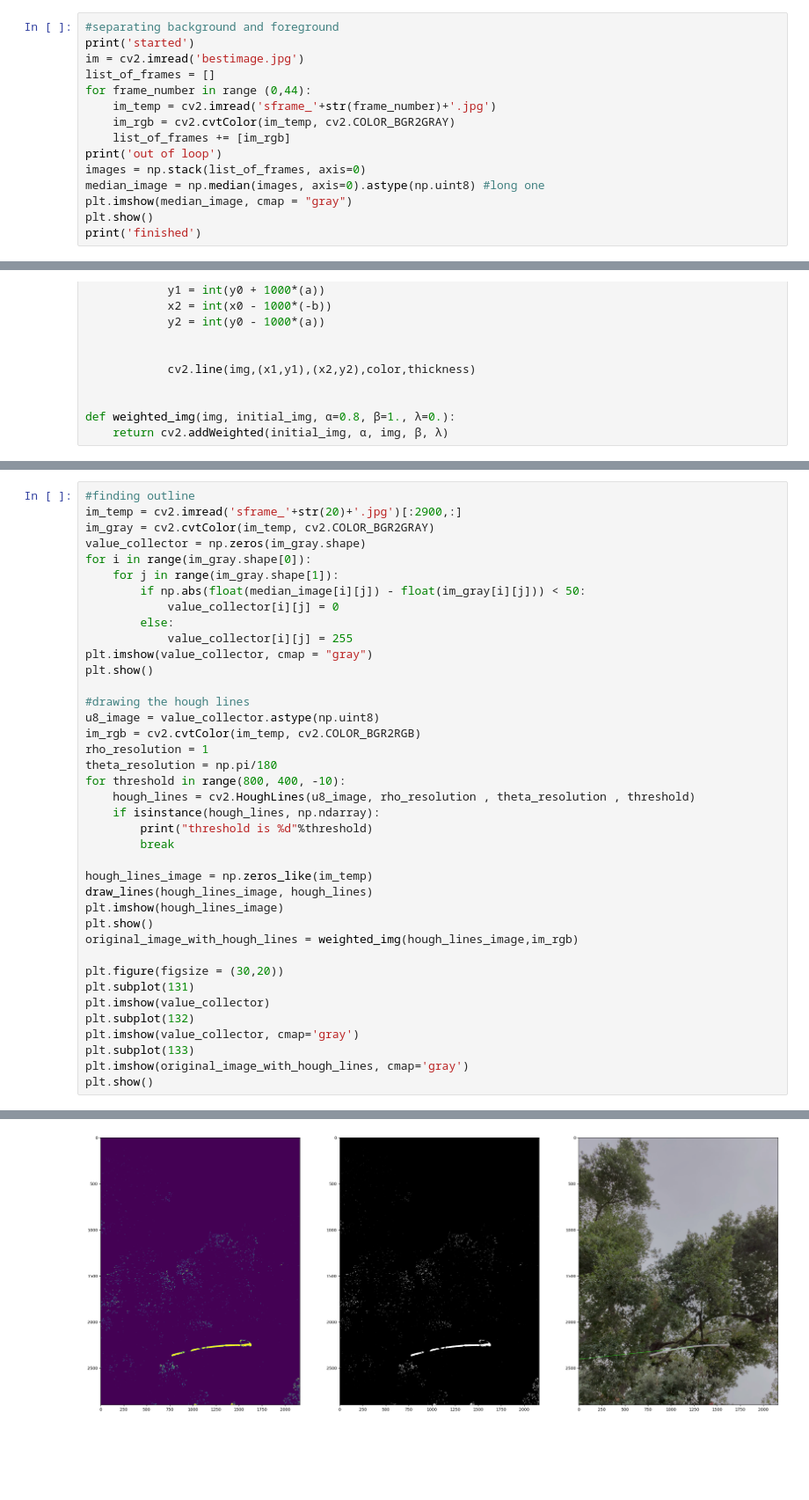
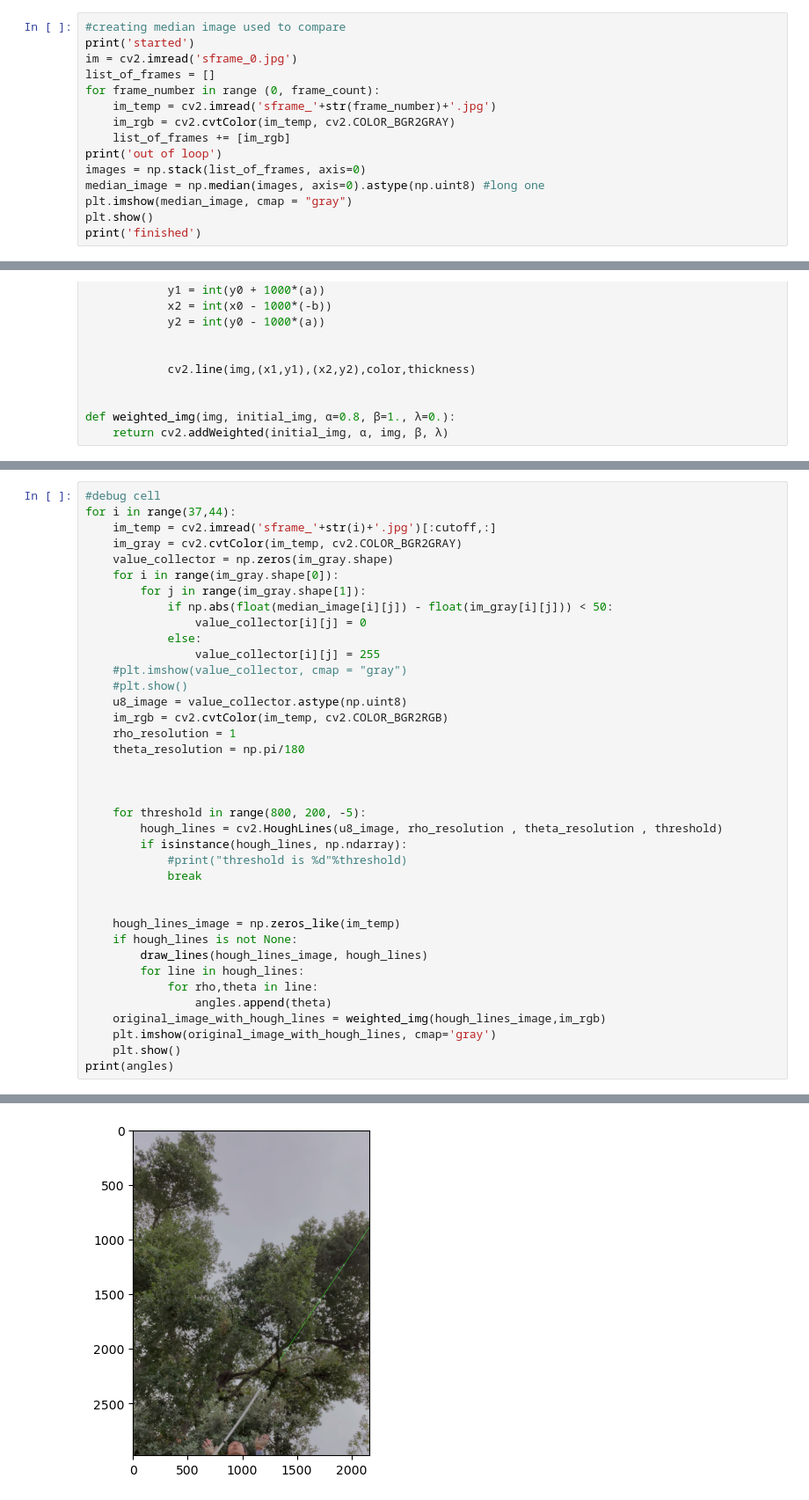
Before and after one commit to sophiaxd0/CG, a Jupyter notebook: CG.ipynb, the cells around one changed output, grey strips where cells are left out. Shown at 88% size. Cells and saved outputs as stored; diff of their text form; blank space fills up the shorter version.

Commit message:
Working counter :)
Created algorithm to count using angles, added function to find where to crop image

```diff
--- a/CG.ipynb
+++ b/CG.ipynb
@@ -45,11 +45,11 @@ import cv2
 %matplotlib inline
 import math
 # %%
-#separating background and foreground
+#creating median image used to compare
 print('started')
-im = cv2.imread('bestimage.jpg')
+im = cv2.imread('sframe_0.jpg')
 list_of_frames = []
-for frame_number in range (0,44):
+for frame_number in range (0, frame_count):
     im_temp = cv2.imread('sframe_'+str(frame_number)+'.jpg')
     im_rgb = cv2.cvtColor(im_temp, cv2.COLOR_BGR2GRAY)
     list_of_frames += [im_rgb]
@@ -87,40 +194,39 @@ def weighted_img(img, initial_img, α=0.8, β=1., λ=0.):
 # %%
-#finding outline
-im_temp = cv2.imread('sframe_'+str(20)+'.jpg')[:2900,:]
-im_gray = cv2.cvtColor(im_temp, cv2.COLOR_BGR2GRAY)
-value_collector = np.zeros(im_gray.shape)
-for i in range(im_gray.shape[0]):
-    for j in range(im_gray.shape[1]):
-        if np.abs(float(median_image[i][j]) - float(im_gray[i][j])) < 50:
-            value_collector[i][j] = 0
-        else:
-            value_collector[i][j] = 255
-plt.imshow(value_collector, cmap = "gray")
-plt.show()
+#debug cell
+for i in range(37,44):
+    im_temp = cv2.imread('sframe_'+str(i)+'.jpg')[:cutoff,:]
+    im_gray = cv2.cvtColor(im_temp, cv2.COLOR_BGR2GRAY)
+    value_collector = np.zeros(im_gray.shape)
+    for i in range(im_gray.shape[0]):
+        for j in range(im_gray.shape[1]):
+            if np.abs(float(median_image[i][j]) - float(im_gray[i][j])) < 50:
+                value_collector[i][j] = 0
+            else:
+                value_collector[i][j] = 255
+    #plt.imshow(value_collector, cmap = "gray")
+    #plt.show()
+    u8_image = value_collector.astype(np.uint8)
+    im_rgb = cv2.cvtColor(im_temp, cv2.COLOR_BGR2RGB)
+    rho_resolution = 1
+    theta_resolution = np.pi/180
 
-#drawing the hough lines
-u8_image = value_collector.astype(np.uint8)
-im_rgb = cv2.cvtColor(im_temp, cv2.COLOR_BGR2RGB)
-rho_resolution = 1
-theta_resolution = np.pi/180
-for threshold in range(800, 400, -10):
-    hough_lines = cv2.HoughLines(u8_image, rho_resolution , theta_resolution , threshold)
-    if isinstance(hough_lines, np.ndarray):
-        print("threshold is %d"%threshold)
-        break
 
-hough_lines_image = np.zeros_like(im_temp)
-draw_lines(hough_lines_image, hough_lines)
-plt.imshow(hough_lines_image)
-plt.show()
-original_image_with_hough_lines = weighted_img(hough_lines_image,im_rgb)
 
-plt.figure(figsize = (30,20))
-plt.subplot(131)
-plt.imshow(value_collector)
-plt.subplot(132)
-plt.imshow(value_collector, cmap='gray')
-plt.subplot(133)
-plt.imshow(original_image_with_hough_lines, cmap='gray')
-plt.show()
+    for threshold in range(800, 200, -5):
+        hough_lines = cv2.HoughLines(u8_image, rho_resolution , theta_resolution , threshold)
+        if isinstance(hough_lines, np.ndarray):
+            #print("threshold is %d"%threshold)
+            break
+
+
+    hough_lines_image = np.zeros_like(im_temp)
+    if hough_lines is not None:
+        draw_lines(hough_lines_image, hough_lines)
+        for line in hough_lines:
+            for rho,theta in line:
+                angles.append(theta)
+    original_image_with_hough_lines = weighted_img(hough_lines_image,im_rgb)
+    plt.imshow(original_image_with_hough_lines, cmap='gray')
+    plt.show()
+print(angles)
 # %% [output]
@@ -130 +235 @@ threshold is 570
-[figure, old version]
+[figure, new version]
```
Also changed, not shown: parts of 6 cells of this notebook.
